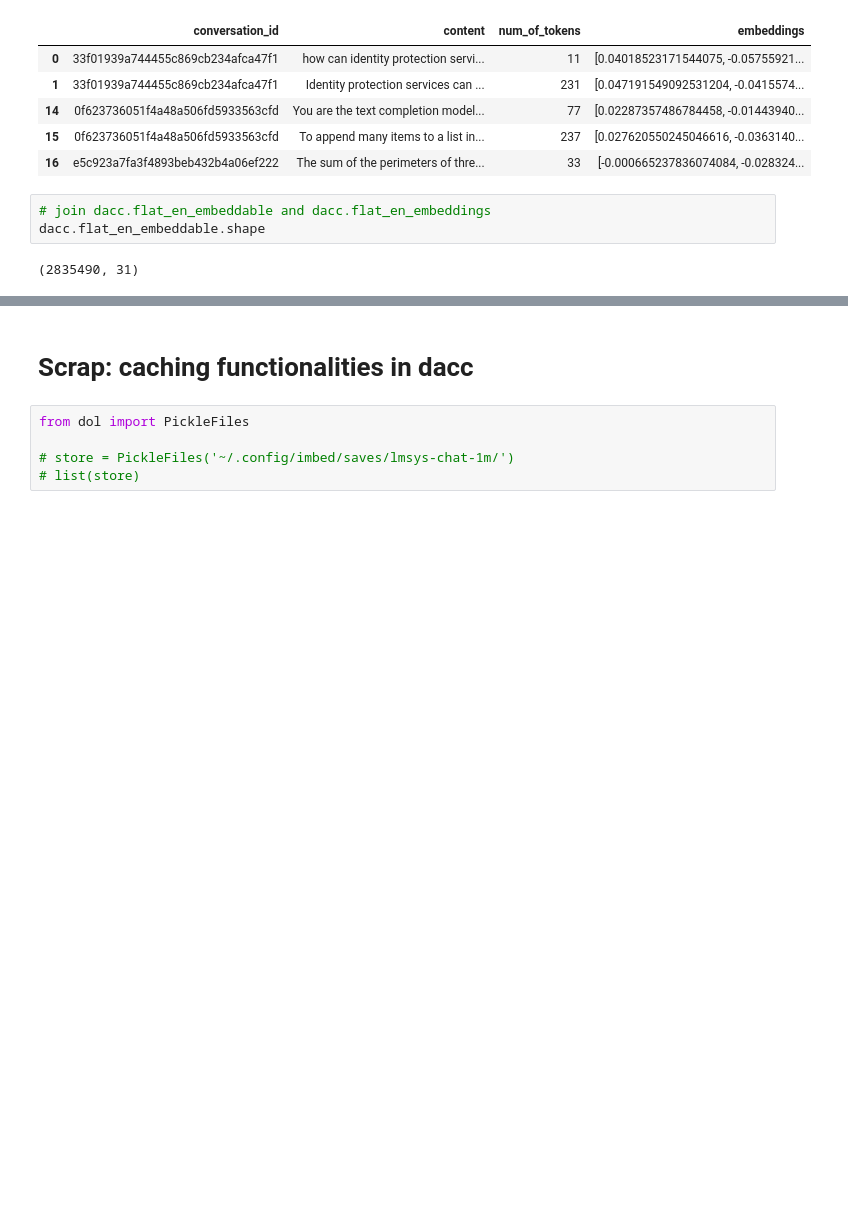
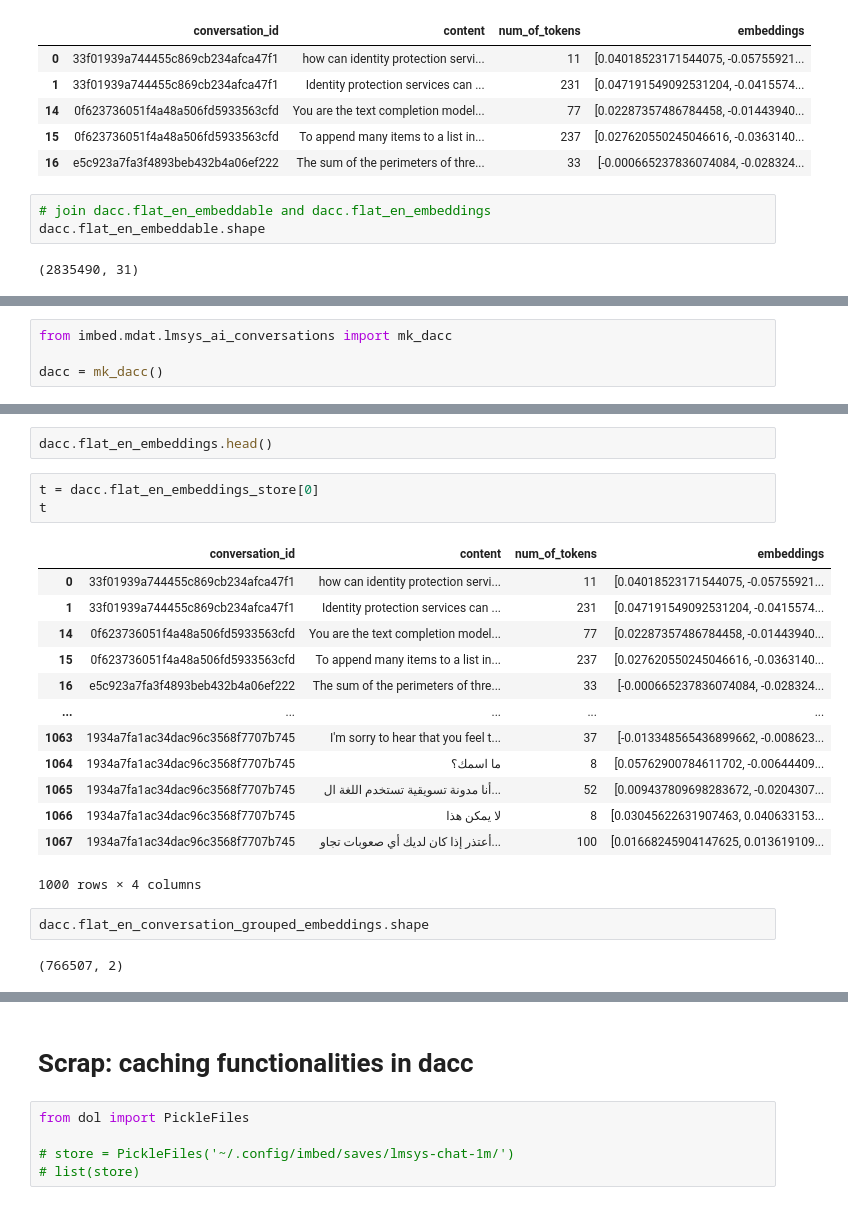
Before and after one commit to thorwhalen/imbed, a Jupyter notebook: misc/ai_prompts.ipynb, the cells around one changed output, grey strips where cells are left out. Drawn from its saved outputs; the diff is of its cells as text; blank space fills up the shorter version.

```diff
--- a/misc/ai_prompts.ipynb
+++ b/misc/ai_prompts.ipynb
@@ -301,0 +471,4 @@ t.encoder((1,))
+# %%
+from imbed.mdat.lmsys_ai_conversations import mk_dacc
+
+dacc = mk_dacc()
@@ -301,0 +480,23 @@ t.encoder((1,))
+# %%
+dacc.flat_en_embeddings.head()
+# %%
+t = dacc.flat_en_embeddings_store[0]
+t
+# %% [output]
+|  | conversation_id | content | num_of_tokens | embeddings |
+| 0 | 33f01939a744455c869cb234afca47f1 | how can identity protection servi... | 11 | [0.04018523171544075, -0.05755921... |
+| 1 | 33f01939a744455c869cb234afca47f1 | Identity protection services can ... | 231 | [0.047191549092531204, -0.0415574... |
+| 14 | 0f623736051f4a48a506fd5933563cfd | You are the text completion model... | 77 | [0.02287357486784458, -0.01443940... |
+| 15 | 0f623736051f4a48a506fd5933563cfd | To append many items to a list in... | 237 | [0.027620550245046616, -0.0363140... |
+| 16 | e5c923a7fa3f4893beb432b4a06ef222 | The sum of the perimeters of thre... | 33 | [-0.000665237836074084, -0.028324... |
+| ... | ... | ... | ... | ... |
+| 1063 | 1934a7fa1ac34dac96c3568f7707b745 | I'm sorry to hear that you feel t... | 37 | [-0.013348565436899662, -0.008623... |
+| 1064 | 1934a7fa1ac34dac96c3568f7707b745 | ما اسمك؟ | 8 | [0.05762900784611702, -0.00644409... |
+| 1065 | 1934a7fa1ac34dac96c3568f7707b745 | أنا مدونة تسويقية تستخدم اللغة ال... | 52 | [0.009437809698283672, -0.0204307... |
+| 1066 | 1934a7fa1ac34dac96c3568f7707b745 | لا يمكن هذا | 8 | [0.03045622631907463, 0.040633153... |
+| 1067 | 1934a7fa1ac34dac96c3568f7707b745 | أعتذر إذا كان لديك أي صعوبات تجاو... | 100 | [0.01668245904147625, 0.013619109... |
+1000 rows × 4 columns
+# %%
+dacc.flat_en_conversation_grouped_embeddings.shape
+# %% [output]
+(766507, 2)
```
Also changed, not shown: parts of 79 cells of this notebook, 4 other files.
